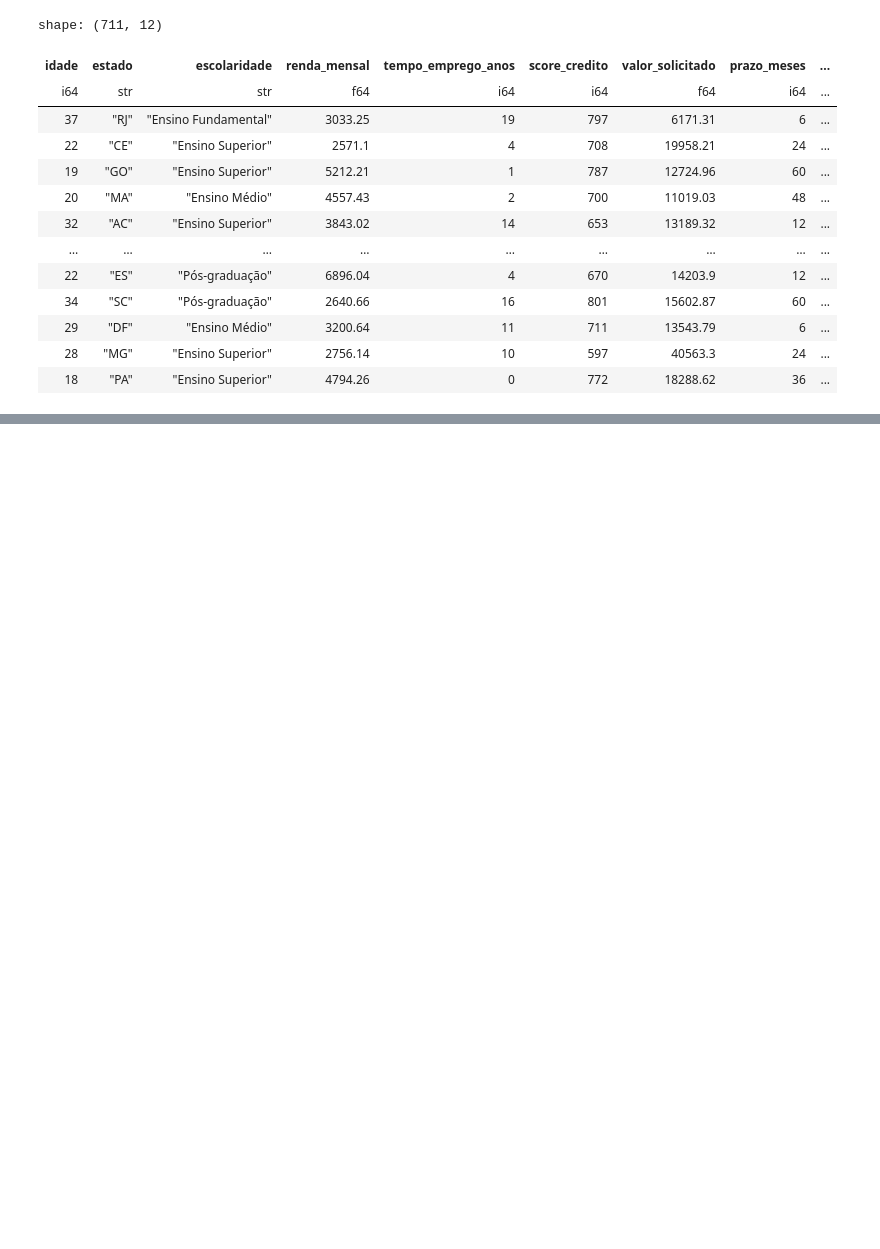
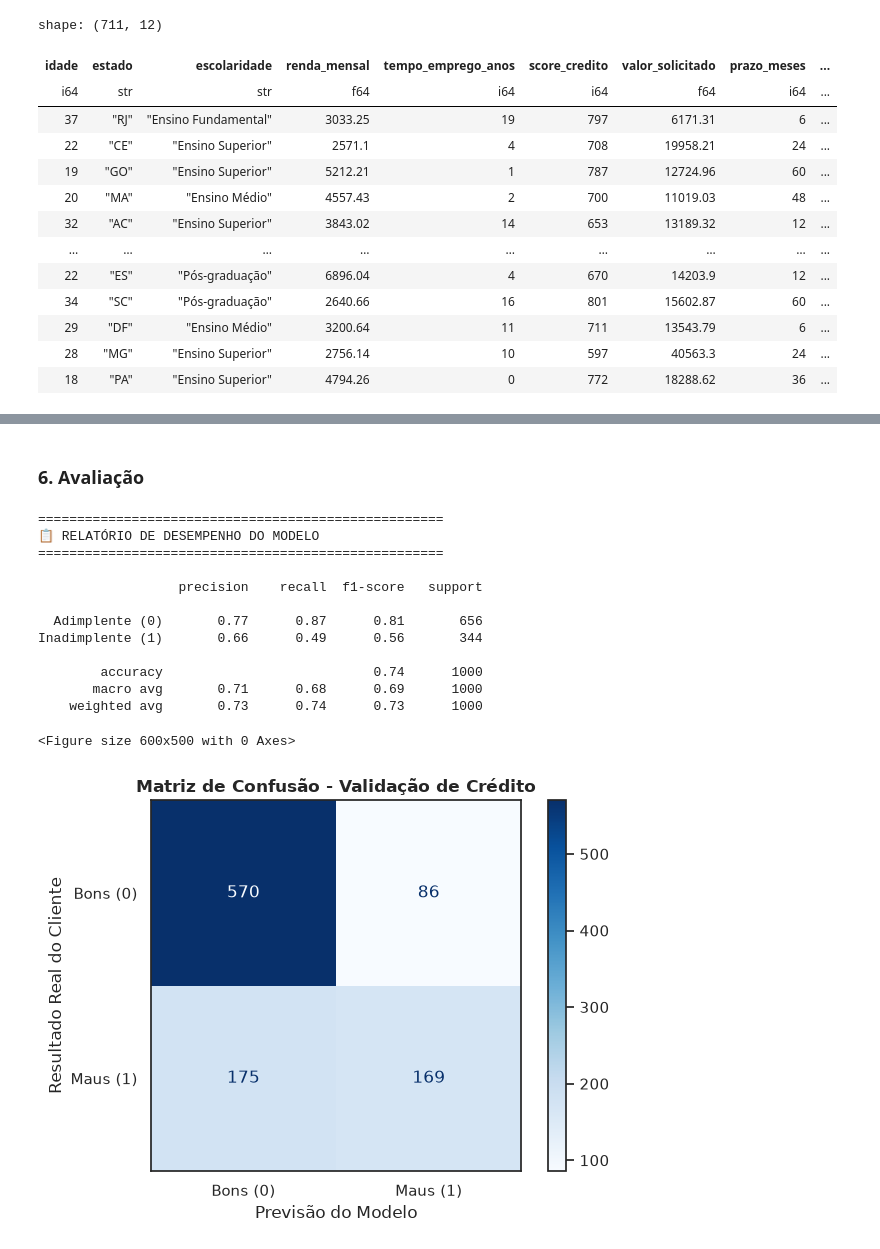
Before and after one commit to ufnovaes/Desafio_01_FTIA, a Jupyter notebook: Desafio_01.ipynb, the cells around one changed output, grey strips where cells are left out. Saved outputs shown, nothing was run; the diff lists cells and outputs as text; code cells hidden in the pictures; blank space fills up the shorter version.

Commit message:
Modelagem e avalidação

```diff
--- a/Desafio_01.ipynb
+++ b/Desafio_01.ipynb
@@ -480,3 +483,5 @@ shape: (711, 12)
 | 29 | "DF" | "Ensino Médio" | 3200.64 | 11 | 711 | 13543.79 | 6 | ... |
 | 28 | "MG" | "Ensino Superior" | 2756.14 | 10 | 597 | 40563.3 | 24 | ... |
 | 18 | "PA" | "Ensino Superior" | 4794.26 | 0 | 772 | 18288.62 | 36 | ... |
+# %%
+df_final = df_corr_idade
@@ -482,0 +589,45 @@ shape: (711, 12)
+# %% [markdown]
+### 6. Avaliação
+# %%
+from sklearn.metrics import classification_report, confusion_matrix, ConfusionMatrixDisplay
+import matplotlib.pyplot as plt
+import polars as pl
+import numpy as np
+
+# Gerar as previsões
+y_pred = model_credito.predict(X_test_processed)
+
+# Relatório
+print("====================================================")
+print("📋 RELATÓRIO DE DESEMPENHO DO MODELO")
+print("====================================================\n")
+print(classification_report(y_test, y_pred, target_names=["Adimplente (0)", "Inadimplente (1)"]))
+
+# Matriz de confusão
+matriz = confusion_matrix(y_test, y_pred)
+
+plt.figure(figsize=(6, 5))
+sns.set_theme(style="white")
+disp = ConfusionMatrixDisplay(confusion_matrix=matriz, display_labels=["Bons (0)", "Maus (1)"])
+disp.plot(cmap="Blues", values_format="d")
+
+plt.title("Matriz de Confusão - Validação de Crédito", fontsize=12, fontweight="bold")
+plt.xlabel("Previsão do Modelo")
+plt.ylabel("Resultado Real do Cliente")
+plt.tight_layout()
+plt.show()
+# %% [output]
+====================================================
+📋 RELATÓRIO DE DESEMPENHO DO MODELO
+====================================================
+
+                  precision    recall  f1-score   support
+
+  Adimplente (0)       0.77      0.87      0.81       656
+Inadimplente (1)       0.66      0.49      0.56       344
+
+        accuracy                           0.74      1000
+       macro avg       0.71      0.68      0.69      1000
+    weighted avg       0.73      0.74      0.73      1000
+<Figure size 600x500 with 0 Axes>
+[figure, added]
```
Also changed, not shown: parts of 14 cells of this notebook.
